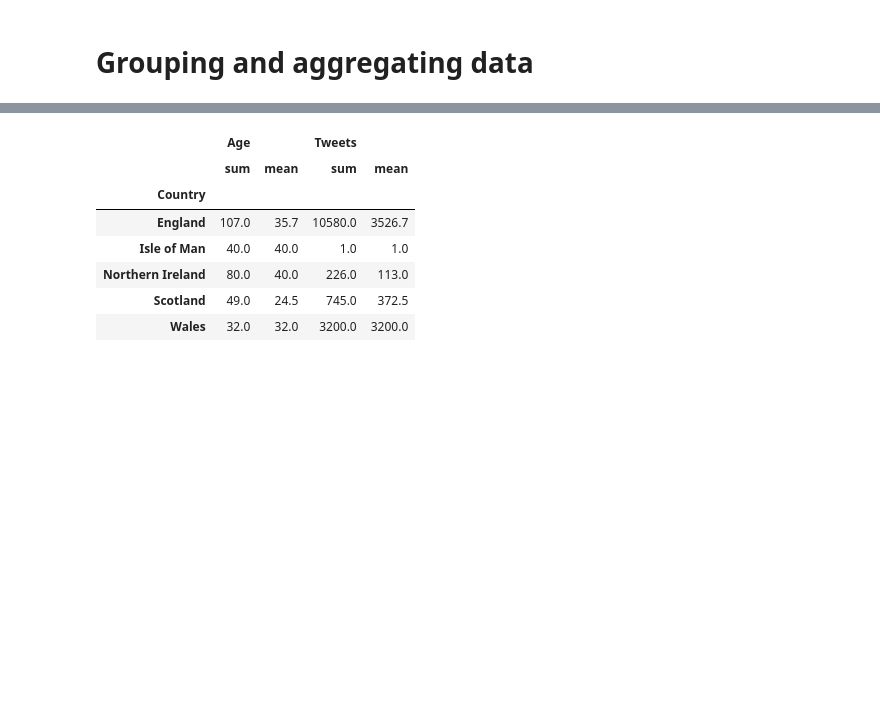
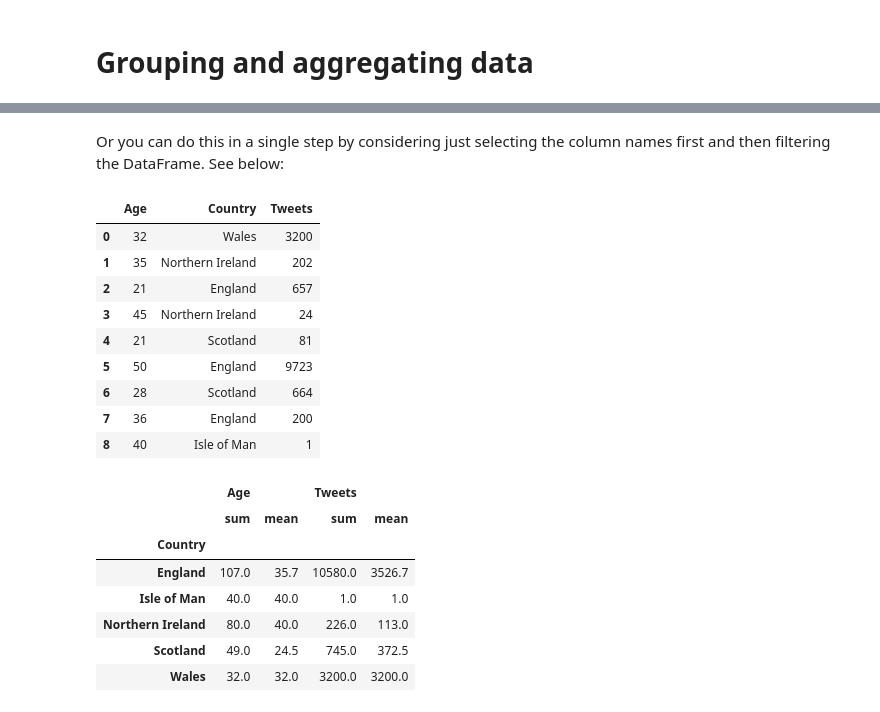
Before and after one commit to berniehogan/fsstds, a Jupyter notebook: chapters/Ch.05.MergingAndSQL.ipynb, the cells around one changed output, grey strips where cells are left out. Drawn from its saved outputs; the diff is of its cells as text; code cells hidden in the pictures; blank space fills up the shorter version.

```diff
--- a/chapters/Ch.05.MergingAndSQL.ipynb
+++ b/chapters/Ch.05.MergingAndSQL.ipynb
@@ -408 +437,19 @@ display(group_df.style.format("{:.1f}"))
+# %% [markdown]
+Or you can do this in a single step by considering just selecting the column names first and then filtering the DataFrame. See below:
+# %%
+group_df = people_df[people_df.select_dtypes(include=['number'])
+                     .columns.union(['Country'])]
+
+display(group_df)
+# %% [output]
+|  | Age | Country | Tweets |
+| 0 | 32 | Wales | 3200 |
+| 1 | 35 | Northern Ireland | 202 |
+| 2 | 21 | England | 657 |
+| 3 | 45 | Northern Ireland | 24 |
+| 4 | 21 | Scotland | 81 |
+| 5 | 50 | England | 9723 |
+| 6 | 28 | Scotland | 664 |
+| 7 | 36 | England | 200 |
+| 8 | 40 | Isle of Man | 1 |
 # %%
```
Also changed, not shown: parts of 10 cells of this notebook.
